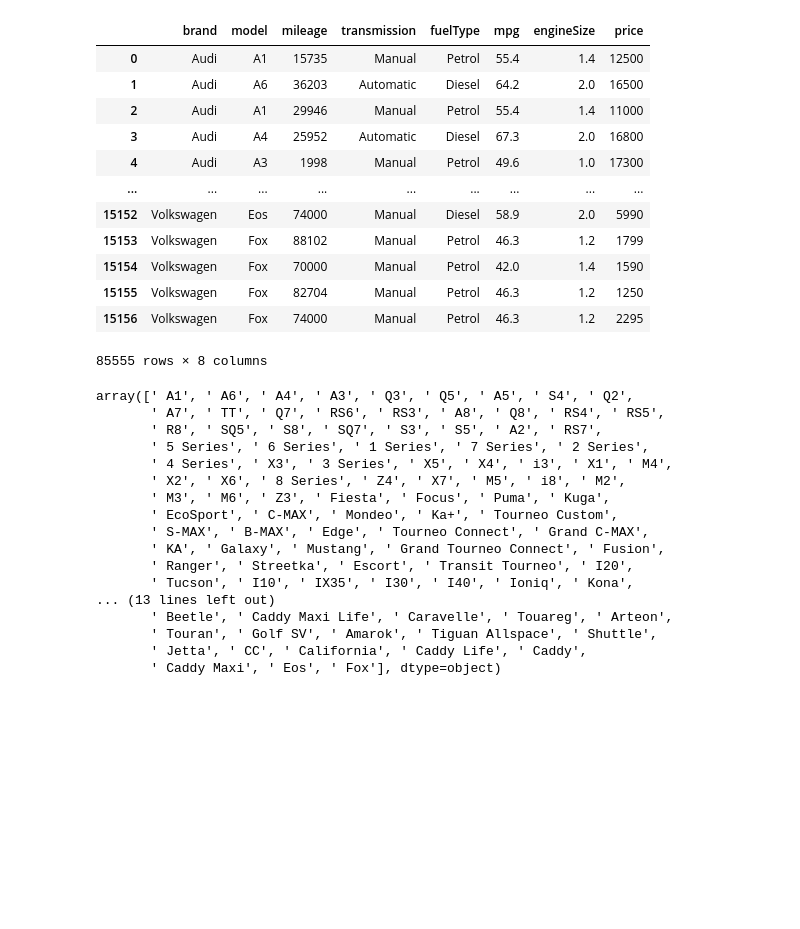
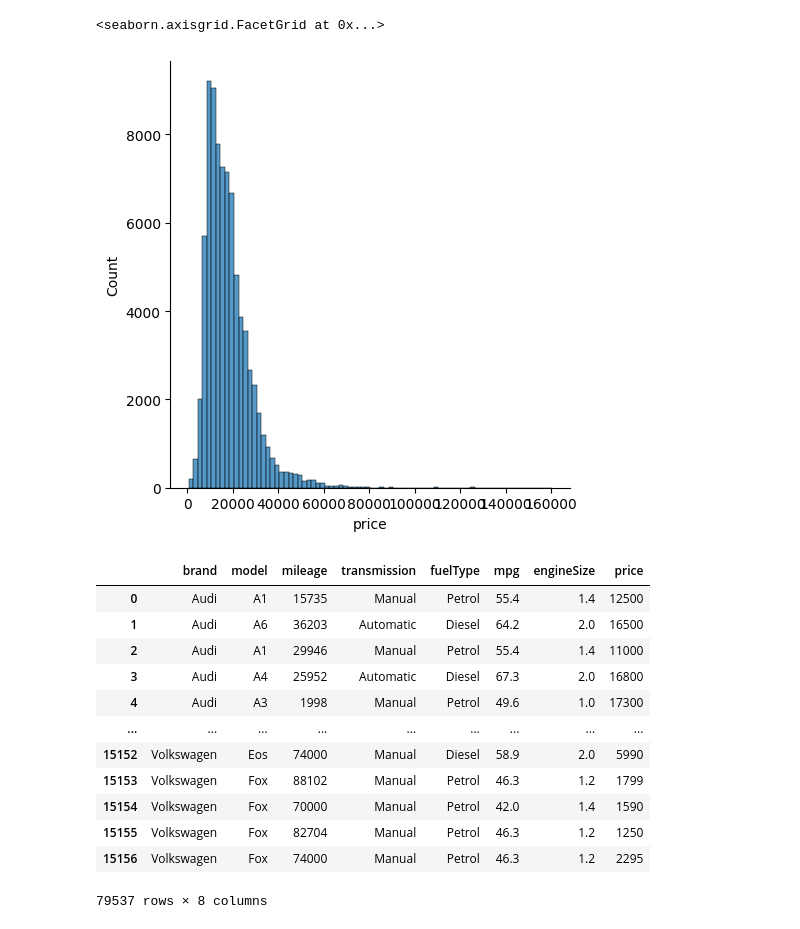
Before and after one commit to lyn-svart/carPricePrediction, a Jupyter notebook: ml/dataProcess.ipynb, the cells around one changed output. Saved outputs shown, nothing was run; the diff lists cells and outputs as text; code cells hidden in the pictures; blank space fills up the shorter version.

```diff
--- a/ml/dataProcess.ipynb
+++ b/ml/dataProcess.ipynb
@@ -29,5 +32,14 @@ skoda['brand'] = 'Skoda'
 toyota['brand'] = 'Toyota'
 vw['brand'] = 'Volkswagen'
 # %%
-whole_dataset = pd.concat([audi,bmw,ford,hyundai,mercedes,skoda,toyota,vw])
-whole_dataset.drop(columns=['tax(£)','tax'], axis=1, inplace=True)
+#Concatenation datas into a dataframe and dropping the 'tax' column because we do not use this feature
+
+whole_dataset = pd.concat([audi,bmw,ford,mercedes,skoda,toyota,vw])
+whole_dataset.drop(columns=['tax'], axis=1, inplace=True)
+
+#Plotting the price distribution
+
+sns.displot(whole_dataset['price'], binwidth=2000)
+# %% [output]
+<seaborn.axisgrid.FacetGrid at 0x...>
+[figure, added]
@@ -36,37 +46,23 @@ column_names = ['brand','model','mileage','transmission','fuelType','mpg','engin
-# %%
-whole_dataset = whole_dataset.reindex(columns = column_names)
-whole_dataset
-# %% [output]
-|  | brand | model | mileage | transmission | fuelType | mpg | engineSize | price |
-| 0 | Audi | A1 | 15735 | Manual | Petrol | 55.4 | 1.4 | 12500 |
-| 1 | Audi | A6 | 36203 | Automatic | Diesel | 64.2 | 2.0 | 16500 |
-| 2 | Audi | A1 | 29946 | Manual | Petrol | 55.4 | 1.4 | 11000 |
-| 3 | Audi | A4 | 25952 | Automatic | Diesel | 67.3 | 2.0 | 16800 |
-| 4 | Audi | A3 | 1998 | Manual | Petrol | 49.6 | 1.0 | 17300 |
-| ... | ... | ... | ... | ... | ... | ... | ... | ... |
-| 15152 | Volkswagen | Eos | 74000 | Manual | Diesel | 58.9 | 2.0 | 5990 |
-| 15153 | Volkswagen | Fox | 88102 | Manual | Petrol | 46.3 | 1.2 | 1799 |
-| 15154 | Volkswagen | Fox | 70000 | Manual | Petrol | 42.0 | 1.4 | 1590 |
-| 15155 | Volkswagen | Fox | 82704 | Manual | Petrol | 46.3 | 1.2 | 1250 |
-| 15156 | Volkswagen | Fox | 74000 | Manual | Petrol | 46.3 | 1.2 | 2295 |
-85555 rows × 8 columns
-# %%
-whole_dataset['model'].unique()
-# %% [output]
-array([' A1', ' A6', ' A4', ' A3', ' Q3', ' Q5', ' A5', ' S4', ' Q2',
-       ' A7', ' TT', ' Q7', ' RS6', ' RS3', ' A8', ' Q8', ' RS4', ' RS5',
-       ' R8', ' SQ5', ' S8', ' SQ7', ' S3', ' S5', ' A2', ' RS7',
-       ' 5 Series', ' 6 Series', ' 1 Series', ' 7 Series', ' 2 Series',
-       ' 4 Series', ' X3', ' 3 Series', ' X5', ' X4', ' i3', ' X1', ' M4',
-       ' X2', ' X6', ' 8 Series', ' Z4', ' X7', ' M5', ' i8', ' M2',
-       ' M3', ' M6', ' Z3', ' Fiesta', ' Focus', ' Puma', ' Kuga',
-       ' EcoSport', ' C-MAX', ' Mondeo', ' Ka+', ' Tourneo Custom',
-       ' S-MAX', ' B-MAX', ' Edge', ' Tourneo Connect', ' Grand C-MAX',
-       ' KA', ' Galaxy', ' Mustang', ' Grand Tourneo Connect', ' Fusion',
-       ' Ranger', ' Streetka', ' Escort', ' Transit Tourneo', ' I20',
-       ' Tucson', ' I10', ' IX35', ' I30', ' I40', ' Ioniq', ' Kona',
-... (13 lines left out)
-       ' Beetle', ' Caddy Maxi Life', ' Caravelle', ' Touareg', ' Arteon',
-       ' Touran', ' Golf SV', ' Amarok', ' Tiguan Allspace', ' Shuttle',
-       ' Jetta', ' CC', ' California', ' Caddy Life', ' Caddy',
-       ' Caddy Maxi', ' Eos', ' Fox'], dtype=object)
+# %%
+#Rearrange column order
+
+column_names = ['brand','model','mileage','transmission','fuelType','mpg','engineSize','price']
+whole_dataset = whole_dataset.reindex(columns = column_names)
+
+#Setting a threshold for a specific price value to clean outlier datas
+whole_dataset = whole_dataset[whole_dataset['price'] < 50000]
+whole_dataset
+# %% [output]
+|  | brand | model | mileage | transmission | fuelType | mpg | engineSize | price |
+| 0 | Audi | A1 | 15735 | Manual | Petrol | 55.4 | 1.4 | 12500 |
+| 1 | Audi | A6 | 36203 | Automatic | Diesel | 64.2 | 2.0 | 16500 |
+| 2 | Audi | A1 | 29946 | Manual | Petrol | 55.4 | 1.4 | 11000 |
+| 3 | Audi | A4 | 25952 | Automatic | Diesel | 67.3 | 2.0 | 16800 |
+| 4 | Audi | A3 | 1998 | Manual | Petrol | 49.6 | 1.0 | 17300 |
+| ... | ... | ... | ... | ... | ... | ... | ... | ... |
+| 15152 | Volkswagen | Eos | 74000 | Manual | Diesel | 58.9 | 2.0 | 5990 |
+| 15153 | Volkswagen | Fox | 88102 | Manual | Petrol | 46.3 | 1.2 | 1799 |
+| 15154 | Volkswagen | Fox | 70000 | Manual | Petrol | 42.0 | 1.4 | 1590 |
+| 15155 | Volkswagen | Fox | 82704 | Manual | Petrol | 46.3 | 1.2 | 1250 |
+| 15156 | Volkswagen | Fox | 74000 | Manual | Petrol | 46.3 | 1.2 | 2295 |
+79537 rows × 8 columns
```
Also changed, not shown: parts of 20 cells of this notebook, 1 other file.
